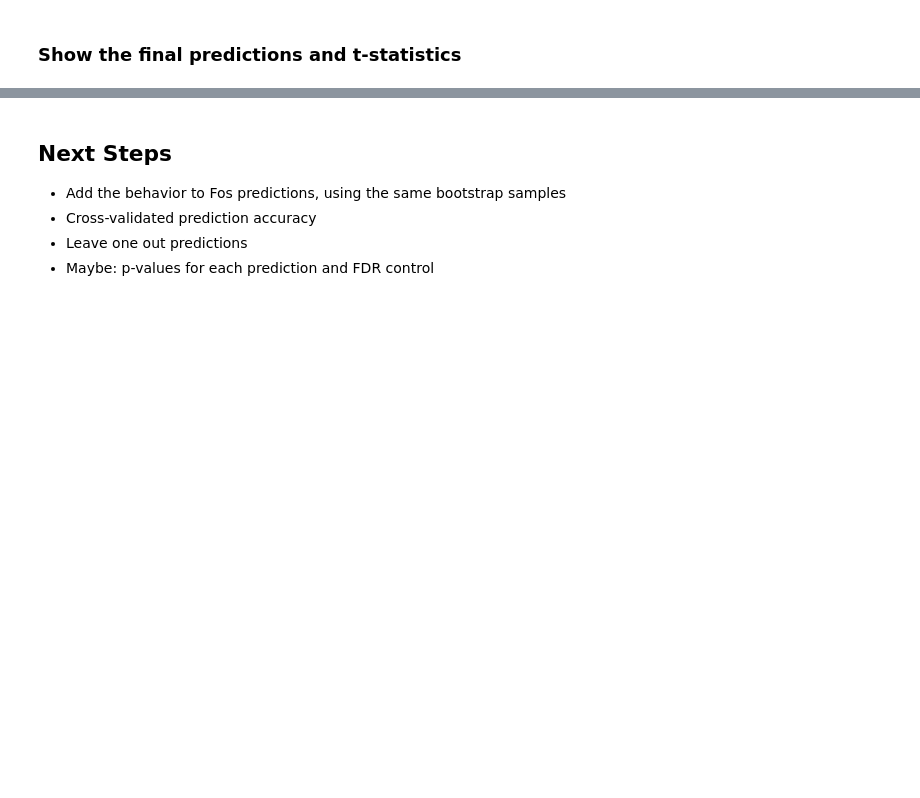
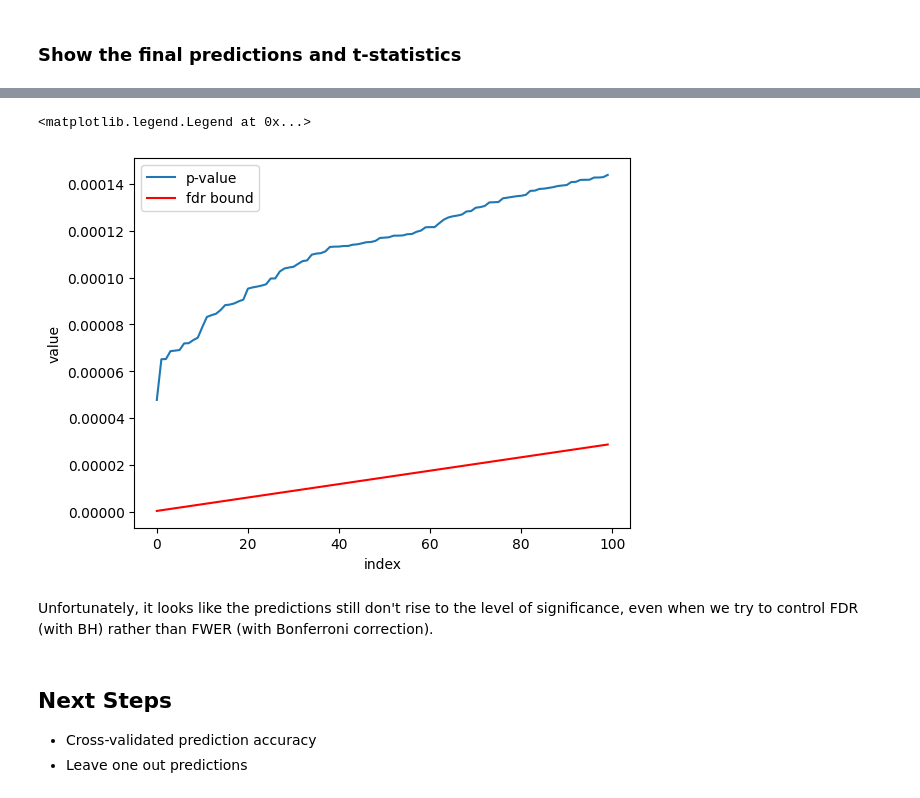
Before and after one commit to lindermanlab/fos, a Jupyter notebook: notebooks/2024-06-18 fos-behavior predictions.ipynb, the cells around one changed output, grey strips where cells are left out. Drawn from its saved outputs; the diff is of its cells as text; code cells hidden in the pictures; blank space fills up the shorter version.

Commit message:
tried controlling FDR with BH but found that no voxels met the criterion

```diff
--- a/notebooks/2024-06-18 fos-behavior predictions.ipynb
+++ b/notebooks/2024-06-18 fos-behavior predictions.ipynb
@@ -603,7 +602,21 @@ cbar2 = grid[2 * len(slices_to_plot) - 1].cax.colorbar(im2, label=r'$t$-statisti
+# %%
+fdr_level = 0.10
+sorted_pvals = np.sort(pval_pred_fos_change)
+upper_bound = (1 + np.arange(NUM_VOXELS)) / NUM_VOXELS * fdr_level
+
+plt.plot(sorted_pvals[:100], label='p-value')
+plt.plot(upper_bound[:100], '-r', label='fdr bound')
+plt.xlabel("index")
+plt.ylabel("value")
+plt.legend()
+# plt.xlim(0, 100)
+# %% [output]
+<matplotlib.legend.Legend at 0x...>
+[figure, added]
+# %% [markdown]
+Unfortunately, it looks like the predictions still don't rise to the level of significance, even when we try to control FDR (with BH) rather than FWER (with Bonferroni correction).
 # %% [markdown]
 ## Next Steps
 
-- Add the behavior to Fos predictions, using the same bootstrap samples
 - Cross-validated prediction accuracy
 - Leave one out predictions
-- Maybe: p-values for each prediction and FDR control
```
Also changed, not shown: parts of 5 cells of this notebook.
